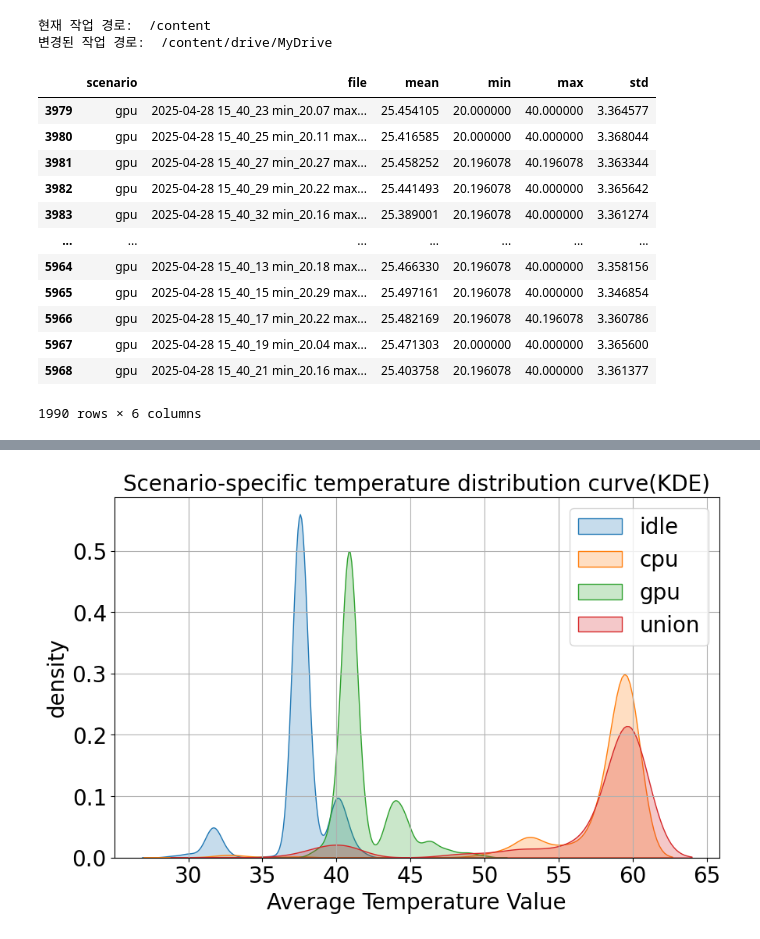
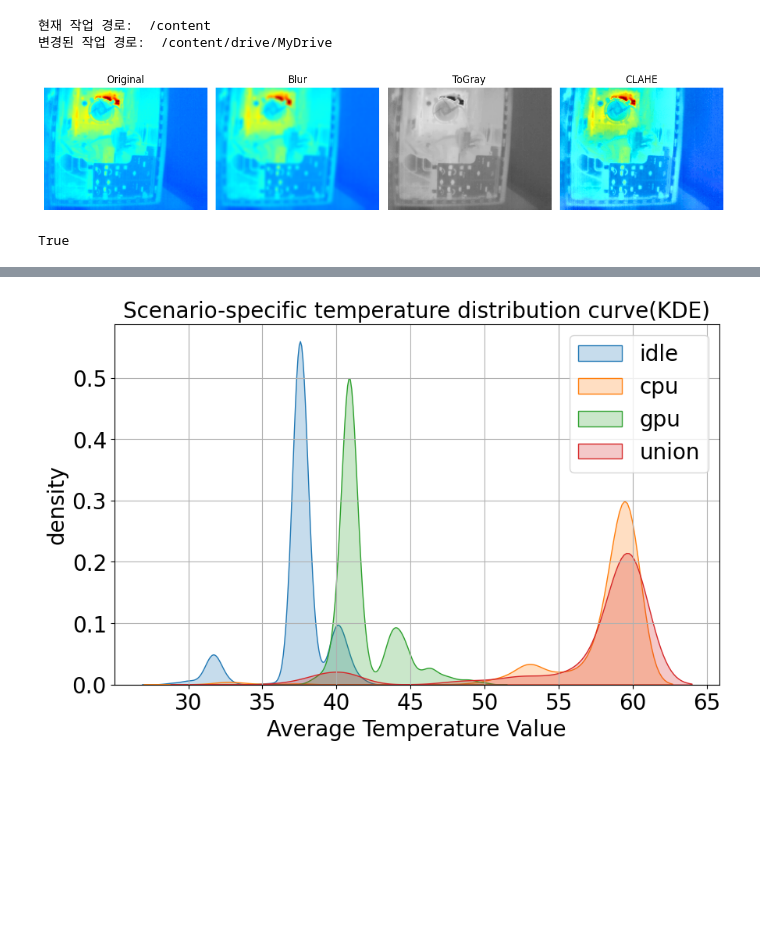
Before and after one commit to 2025-Capstone-Project/Data-Analysis, a Jupyter notebook: Analysis.ipynb, the cells around one changed output, grey strips where cells are left out. Saved outputs shown, nothing was run; the diff lists cells and outputs as text; code cells hidden in the pictures; blank space fills up the shorter version.

```diff
--- a/Analysis.ipynb
+++ b/Analysis.ipynb
@@ -14,43 +14,46 @@ _FONT_SIZE = 20
 현재 작업 경로:  /content
 변경된 작업 경로:  /content/drive/MyDrive
 # %%
-# import cv2
-# import albumentations as A
-# from albumentations import Blur, ToGray, CLAHE
-# import matplotlib.pyplot as plt
+import cv2
+import albumentations as A
+from albumentations import Blur, ToGray, CLAHE
+import matplotlib.pyplot as plt
 
-# # 이미지 불러오기
-# img_path = "/content/drive/MyDrive/yolo11_test/capstone_dataset/train/images/2025-04-30 14_38_52 min_20.25 max_59.93.png"
-# image = cv2.imread(img_path)
-# image = cv2.cvtColor(image, cv2.COLOR_BGR2RGB)
+# 이미지 불러오기
+img_path = "/content/drive/MyDrive/yolo11_test/capstone_dataset/train/images/2025-04-30 14_38_52 min_20.25 max_59.93.png"
+image = cv2.imread(img_path)
+image = cv2.cvtColor(image, cv2.COLOR_BGR2RGB)
 
-# transform_blur = A.Blur(p=1.0, blur_limit=(3, 7))
-# transform_gray = A.ToGray(p=1.0, num_output_channels=3)
-# transform_clahe = A.CLAHE(p=1.0, clip_limit=(2.0, 4.0), tile_grid_size=(8, 8))
+transform_blur = A.Blur(p=1.0, blur_limit=(3, 7))
+transform_gray = A.ToGray(p=1.0, num_output_channels=3)
+transform_clahe = A.CLAHE(p=1.0, clip_limit=(2.0, 4.0), tile_grid_size=(8, 8))
 
-# # 각각 전처리 적용
-# blur_img = transform_blur(image=image)['image']
-# gray_img = transform_gray(image=image)['image']
-# clahe_img = transform_clahe(image=image)['image']
+# 각각 전처리 적용
+blur_img = transform_blur(image=image)['image']
+gray_img = transform_gray(image=image)['image']
+clahe_img = transform_clahe(image=image)['image']
 
 
-# # 시각화
-# titles = ['Original', 'Blur', 'ToGray', 'CLAHE']
-# images = [image, blur_img, gray_img, clahe_img]
+# 시각화
+titles = ['Original', 'Blur', 'ToGray', 'CLAHE']
+images = [image, blur_img, gray_img, clahe_img]
 
-# plt.figure(figsize=(12, 6))
-# for i in range(4):
-#     plt.subplot(1, 4, i + 1)
-#     plt.imshow(images[i])
-#     plt.title(titles[i])
-#     plt.axis('off')
-# plt.tight_layout()
-# plt.show()
+plt.figure(figsize=(12, 6))
+for i in range(4):
+    plt.subplot(1, 4, i + 1)
+    plt.imshow(images[i])
+    plt.title(titles[i])
+    plt.axis('off')
+plt.tight_layout()
+plt.show()
 
-# # 저장
-# cv2.imwrite("/content/blur_image.jpg", cv2.cvtColor(blur_img, cv2.COLOR_RGB2BGR))
-# cv2.imwrite("/content/gray_image.jpg", cv2.cvtColor(gray_img, cv2.COLOR_RGB2BGR))
-# cv2.imwrite("/content/clahe_image.jpg", cv2.cvtColor(clahe_img, cv2.COLOR_RGB2BGR))
+# 저장
+cv2.imwrite("/content/blur_image.jpg", cv2.cvtColor(blur_img, cv2.COLOR_RGB2BGR))
+cv2.imwrite("/content/gray_image.jpg", cv2.cvtColor(gray_img, cv2.COLOR_RGB2BGR))
+cv2.imwrite("/content/clahe_image.jpg", cv2.cvtColor(clahe_img, cv2.COLOR_RGB2BGR))
+# %% [output]
+[figure, added]
+True
 # %%
 def get_temp_from_bgr(bgr):
     i = lut_map.get(tuple(int(v) for v in bgr), None)
@@ -123,20 +126,3 @@ for scenario, folder in scenarios.items():
             })
     heatmap_data.append(temperature_list)
 df = pd.DataFrame(results)
-# %%
-gpu = df.loc[df['scenario'] == 'gpu']
-gpu
-# %% [output]
-|  | scenario | file | mean | min | max | std |
-| 3979 | gpu | 2025-04-28 15_40_23 min_20.07 max... | 25.454105 | 20.000000 | 40.000000 | 3.364577 |
-| 3980 | gpu | 2025-04-28 15_40_25 min_20.11 max... | 25.416585 | 20.000000 | 40.000000 | 3.368044 |
-| 3981 | gpu | 2025-04-28 15_40_27 min_20.27 max... | 25.458252 | 20.196078 | 40.196078 | 3.363344 |
-| 3982 | gpu | 2025-04-28 15_40_29 min_20.22 max... | 25.441493 | 20.196078 | 40.000000 | 3.365642 |
-| 3983 | gpu | 2025-04-28 15_40_32 min_20.16 max... | 25.389001 | 20.196078 | 40.000000 | 3.361274 |
-| ... | ... | ... | ... | ... | ... | ... |
-| 5964 | gpu | 2025-04-28 15_40_13 min_20.18 max... | 25.466330 | 20.196078 | 40.000000 | 3.358156 |
-| 5965 | gpu | 2025-04-28 15_40_15 min_20.29 max... | 25.497161 | 20.196078 | 40.000000 | 3.346854 |
-| 5966 | gpu | 2025-04-28 15_40_17 min_20.22 max... | 25.482169 | 20.196078 | 40.196078 | 3.360786 |
-| 5967 | gpu | 2025-04-28 15_40_19 min_20.04 max... | 25.471303 | 20.000000 | 40.000000 | 3.365600 |
-| 5968 | gpu | 2025-04-28 15_40_21 min_20.16 max... | 25.403758 | 20.196078 | 40.000000 | 3.361377 |
-1990 rows × 6 columns
```
Also changed, not shown: parts of 17 cells of this notebook.
